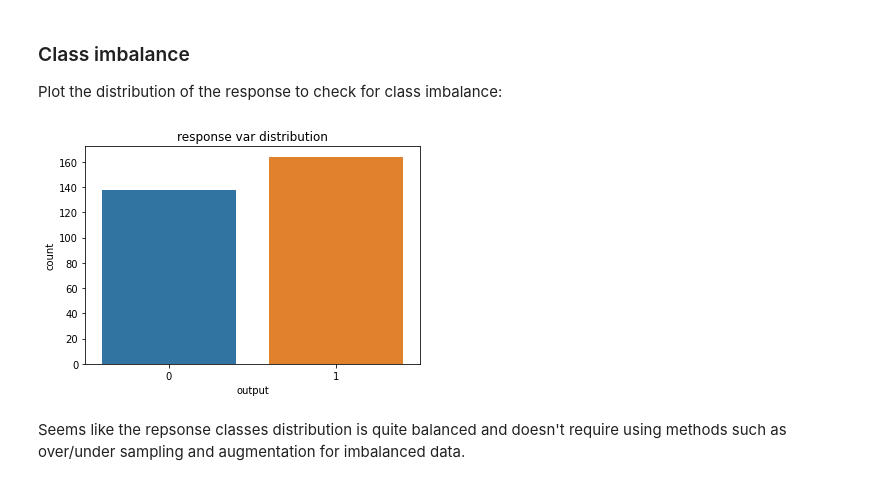
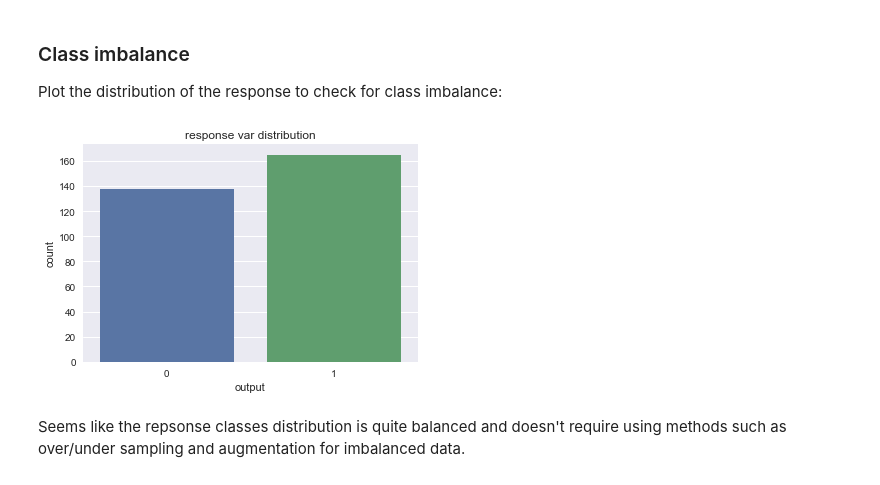
Before and after one commit to hen-f/ML-doodles, a Jupyter notebook: heart_attack_classification.ipynb, the cells around one changed output. Drawn from its saved outputs; the diff is of its cells as text; code cells hidden in the pictures.

```diff
--- a/heart_attack_classification.ipynb
+++ b/heart_attack_classification.ipynb
@@ -8,6 +8,8 @@ import pandas as pd
 from pandas_profiling import ProfileReport
 import matplotlib.pyplot as plt
 import seaborn as sns
+
+plt.style.use('seaborn')
 # %% [markdown]
 ## Data Understanding
 # %%
@@ -46,11 +48,11 @@ memory usage: 33.3 KB
 
 Plot the distribution of the response to check for class imbalance:
 # %%
-sns.countplot(x=y)
+sns.countplot(x=df.output)
 plt.title("response var distribution")
 plt.show()
 # %% [output]
-[figure, old version]
+[figure, new version]
 # %% [markdown]
 Seems like the repsonse classes distribution is quite balanced and doesn't require using methods such as over/under sampling and augmentation for imbalanced data.
 # %% [markdown]
```
Also changed, not shown: parts of 22 cells of this notebook, 1 other file.
